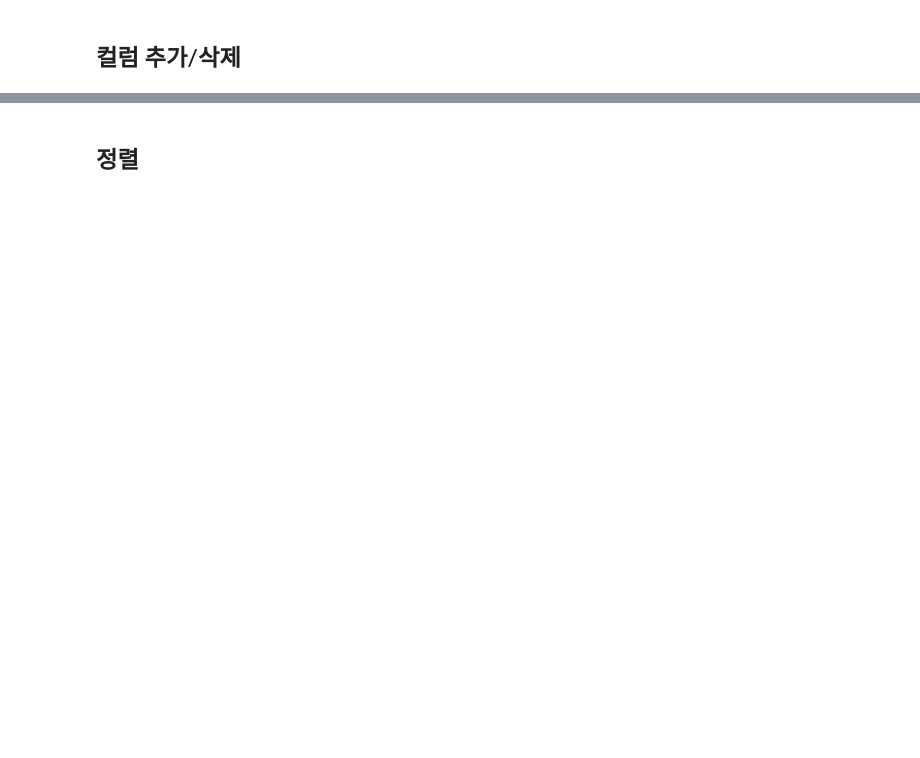
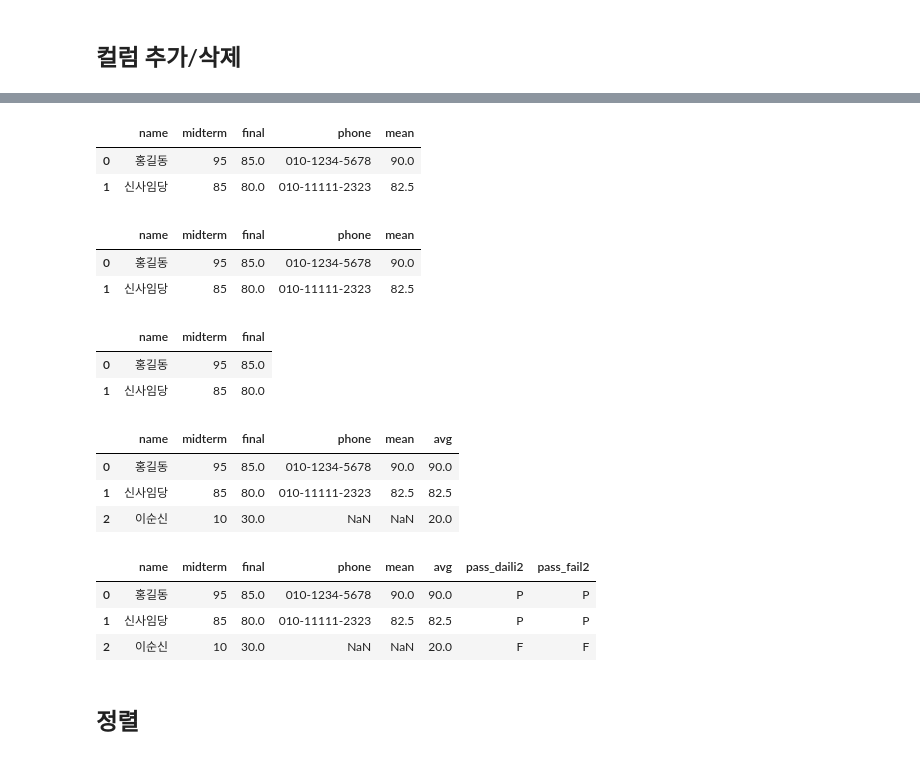
Before and after one commit to muniii-62/05_data_analysis, a Jupyter notebook: 02_pandas/02_dataframe.ipynb, the cells around one changed output, grey strips where cells are left out. Drawn from its saved outputs; the diff is of its cells as text; code cells hidden in the pictures; blank space fills up the shorter version.

```diff
--- a/02_pandas/02_dataframe.ipynb
+++ b/02_pandas/02_dataframe.ipynb
@@ -356,2 +411,55 @@ df[(df['age'] >= 40) | (df['name'].str.contains('신'))]
+# %%
+df['phone'] = ['010-1234-5678','010-11111-2323']
+df
+# %% [output]
+|  | name | midterm | final | phone | mean |
+| 0 | 홍길동 | 95 | 85.0 | 010-1234-5678 | 90.0 |
+| 1 | 신사임당 | 85 | 80.0 | 010-11111-2323 | 82.5 |
+# %%
+# 중간고사, 기말고사 평균 컬럼(mean)을 추가
+df.loc[:,'mean'] = (df['midterm']+df['final']) / 2
+df
+# %% [output]
+|  | name | midterm | final | phone | mean |
+| 0 | 홍길동 | 95 | 85.0 | 010-1234-5678 | 90.0 |
+| 1 | 신사임당 | 85 | 80.0 | 010-11111-2323 | 82.5 |
+# %%
+# 컬럼 삭제
+
+df[['name','midterm','final']] # fancy indexing
+# %% [output]
+|  | name | midterm | final |
+| 0 | 홍길동 | 95 | 85.0 |
+| 1 | 신사임당 | 85 | 80.0 |
+# %%
+df.loc[2] = {'name': '이순신', 'midterm': 10, 'final': 30}
+# %%
+# df.apply(함수)
+# - 데이터프레임 또는 시리즈 객체의 각 요소에 함수를 적용할 때 사용
+# 데이터 전처리 시 자주 사용
+def pass_or_fail(value) :
+    return 'P' if value >= 60 else 'F'
+
+df.loc[:,'avg'] = (df['midterm']+df['final'])/2
+df['avg'].apply(pass_or_fail)
+df
+# %% [output]
+|  | name | midterm | final | phone | mean | avg |
+| 0 | 홍길동 | 95 | 85.0 | 010-1234-5678 | 90.0 | 90.0 |
+| 1 | 신사임당 | 85 | 80.0 | 010-11111-2323 | 82.5 | 82.5 |
+| 2 | 이순신 | 10 | 30.0 | NaN | NaN | 20.0 |
+# %%
+# apply 함수에 행(record) 전체를 인자로 전달해서 처리하기
+def pass_or_fail2(record) :
+    avg = (record['midterm']+record['final']) /2
+    return 'P' if avg >= 60 else 'F'
+
+df.loc[:,'pass_fail2'] = df.apply(pass_or_fail2,axis=1)
+df
+# %% [output]
+|  | name | midterm | final | phone | mean | avg | pass_daili2 | pass_fail2 |
+| 0 | 홍길동 | 95 | 85.0 | 010-1234-5678 | 90.0 | 90.0 | P | P |
+| 1 | 신사임당 | 85 | 80.0 | 010-11111-2323 | 82.5 | 82.5 | P | P |
+| 2 | 이순신 | 10 | 30.0 | NaN | NaN | 20.0 | F | F |
 # %% [markdown]
 ## 정렬
```
Also changed, not shown: parts of 11 cells of this notebook, 3 other files.
